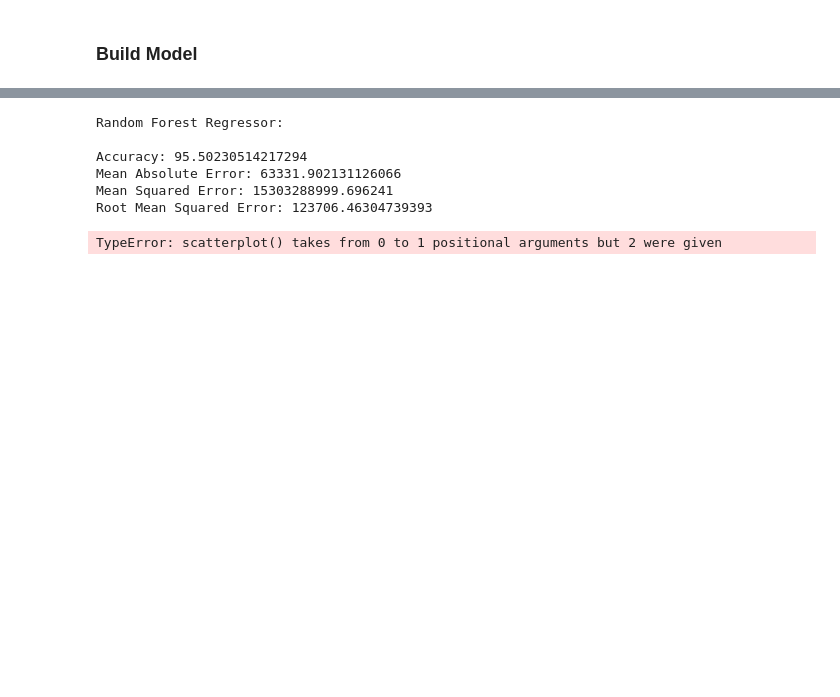
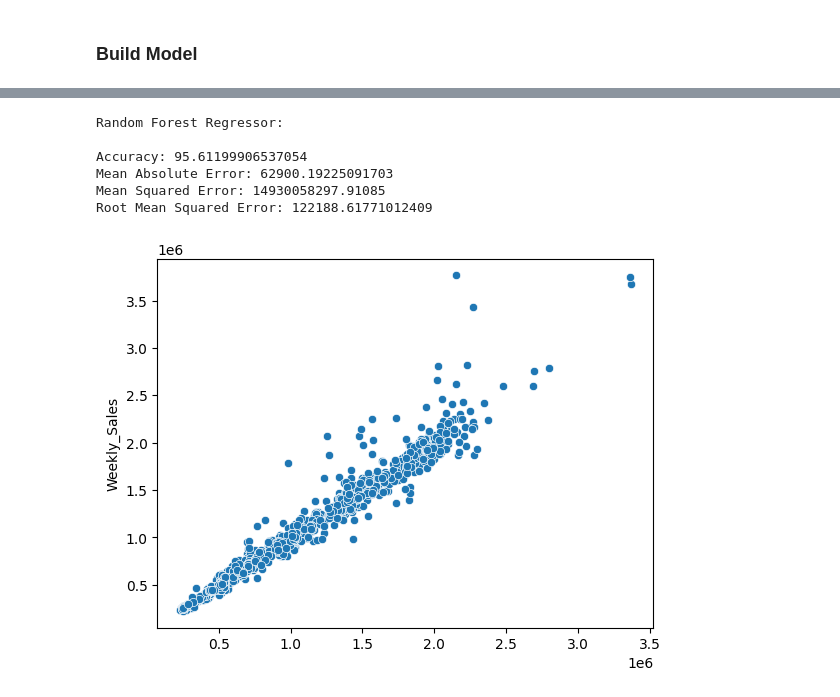
Before and after one commit to mindi33/Retail-Analysis-with-Walmart-Data, a Jupyter notebook: Retail Analysis with Walmart Data.ipynb, the cells around one changed output, grey strips where cells are left out. Drawn from its saved outputs; the diff is of its cells as text; code cells hidden in the pictures; blank space fills up the shorter version.

```diff
--- a/Retail Analysis with Walmart Data.ipynb
+++ b/Retail Analysis with Walmart Data.ipynb
@@ -444,23 +444,23 @@ TypeError: scatterplot() takes from 0 to 1 positional arguments but 2 were given
 # %%
 # Random Forest Regressor
 print('Random Forest Regressor:')
 print()
 rfr = RandomForestRegressor(n_estimators = 400,max_depth=15,n_jobs=5)
 rfr.fit(X_train,y_train)
 y_pred=rfr.predict(X_test)
 print('Accuracy:',rfr.score(X_test, y_test)*100)
 
 print('Mean Absolute Error:', metrics.mean_absolute_error(y_test, y_pred))
 print('Mean Squared Error:', metrics.mean_squared_error(y_test, y_pred))
 print('Root Mean Squared Error:', np.sqrt(metrics.mean_squared_error(y_test, y_pred)))
 
 
-sns.scatterplot(y_pred, y_test);
+sns.scatterplot(x=y_pred, y=y_test);
 # %% [output]
 Random Forest Regressor:
 
-Accuracy: 95.50230514217294
-Mean Absolute Error: 63331.902131126066
-Mean Squared Error: 15303288999.696241
-Root Mean Squared Error: 123706.46304739393
+Accuracy: 95.61199906537054
+Mean Absolute Error: 62900.19225091703
+Mean Squared Error: 14930058297.91085
+Root Mean Squared Error: 122188.61771012409
-TypeError: scatterplot() takes from 0 to 1 positional arguments but 2 were given
+[figure, added]
```
Also changed, not shown: parts of 1 cell of this notebook.
